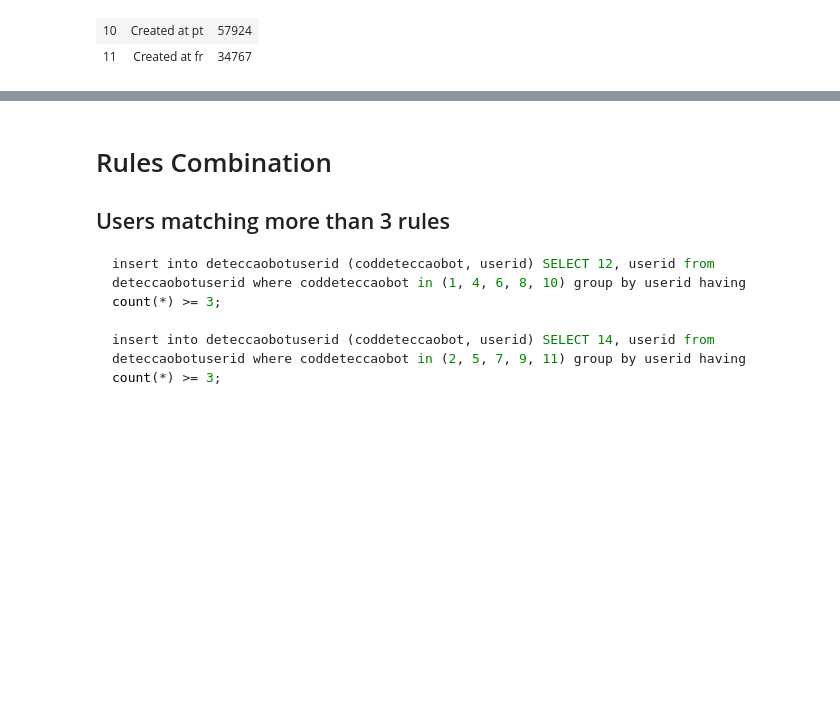
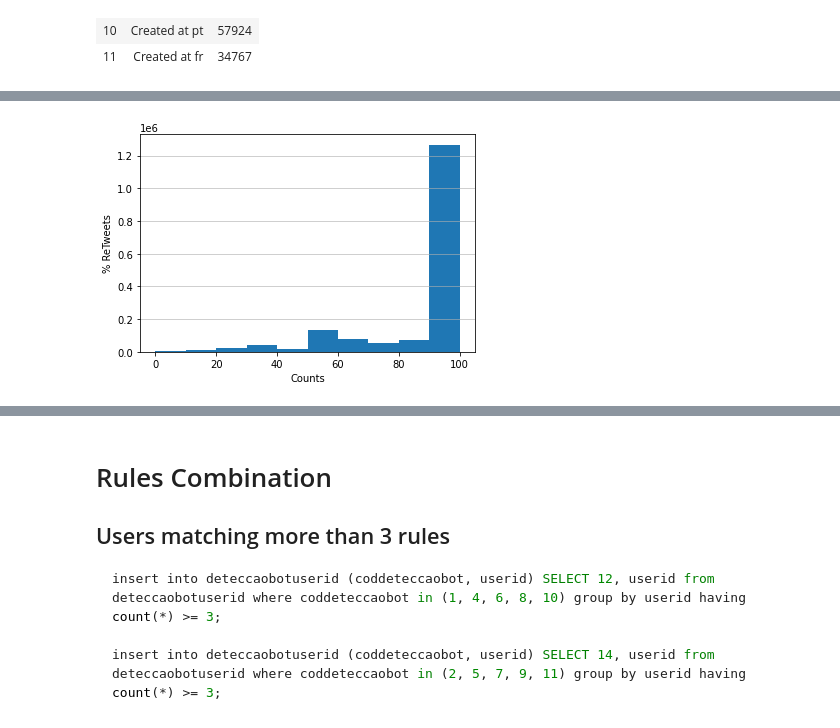
Before and after one commit to mtarcinalli/twitter-covid, a Jupyter notebook: 03_bots_detection_postgres.ipynb, the cells around one changed output, grey strips where cells are left out. Cells and saved outputs as stored; diff of their text form; code cells hidden in the pictures; blank space fills up the shorter version.

```diff
--- a/03_bots_detection_postgres.ipynb
+++ b/03_bots_detection_postgres.ipynb
@@ -120,0 +185,8 @@ display(HTML(tabulate.tabulate(table, tablefmt='html')))
+# %%
+tweetsRts = pd.read_csv('data/user_tweets_rts_pt_group.csv',names=['tweets','counts'],delimiter='|')
+plt.xlabel('Counts')
+plt.ylabel('% ReTweets')
+plt.hist(tweetsRts.tweets, weights=tweetsRts.counts)
+plt.grid(axis='y', alpha=0.75)
+# %% [output]
+[figure, added]
```
Also changed, not shown: parts of 19 cells of this notebook.
